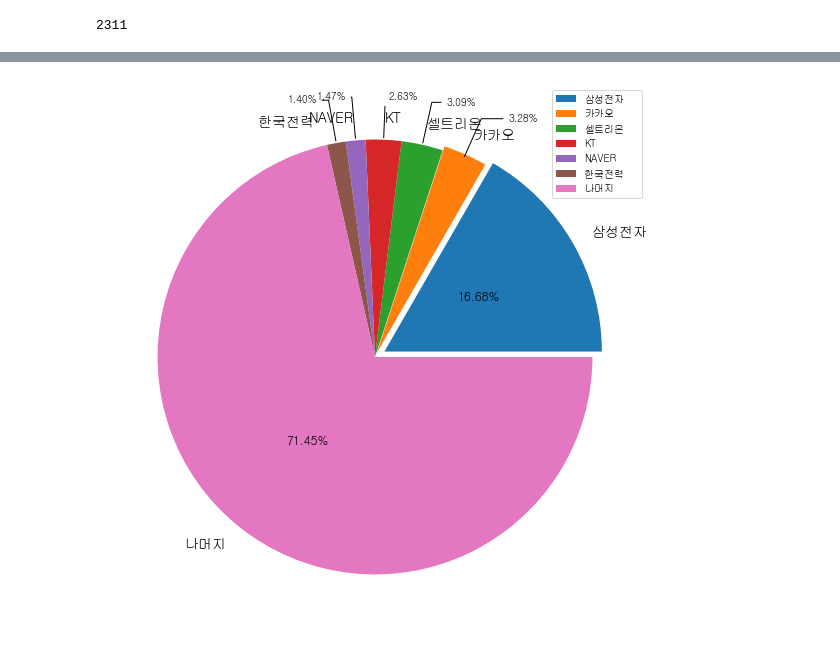
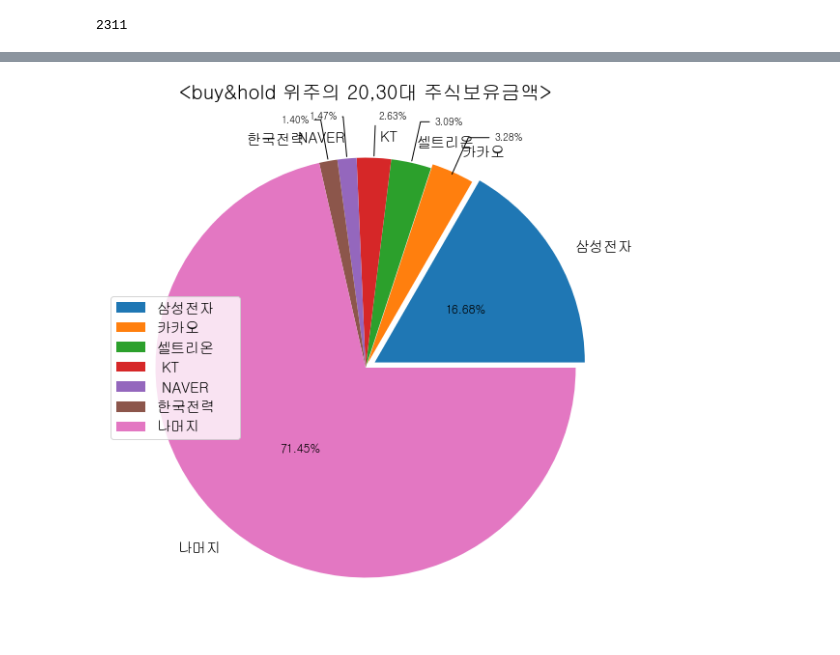
Before and after one commit to sw-membership/collecting-preprocessing, a Jupyter notebook: givendata_analysis.ipynb, the cells around one changed output, grey strips where cells are left out. Drawn from its saved outputs; the diff is of its cells as text; code cells hidden in the pictures.

```diff
--- a/givendata_analysis.ipynb
+++ b/givendata_analysis.ipynb
@@ -103,8 +144,8 @@ labels[0] = '삼성전자'
 labels[1] = '카카오'
 labels[2] = '셀트리온'
 labels[3] = '삼성전자우'
-labels[4] = 'KT'
-labels[5] = "NAVER"
+labels[4] = ' KT'
+labels[5] = " NAVER"
 labels[6] = '한국전력    '
 
 #삼성전자우를 삼성전자에 포함시키기
@@ -125,7 +166,7 @@ font = font_manager.FontProperties(fname=font_path).get_name()
 rc('font', family=font)
 
 #pie chart에 parameter입력
-pie = ax.pie(ratio, explode = explode, labels = labels,  textprops={'fontsize': 14})
+pie = ax.pie(ratio, explode = explode, labels = labels,  textprops={'fontsize': 15})
 
 #아래 코드는 비율이 겹치지 않고 가독성 있게 합니다.
 total = np.sum(ratio)
@@ -137,32 +178,33 @@ bbox_props = dict(boxstyle='square',fc='w',ec='w',alpha=0)
 config = dict(arrowprops=dict(arrowstyle='-'),bbox=bbox_props,va='center')
 
 for i,l in enumerate(labels):
     ang1, ang2 = ax.patches[i].theta1, ax.patches[i].theta2
     center, r = ax.patches[i].center, ax.patches[i].r
 
     if i < len(labels) - 1:
         sum_pct += float(f'{ratio[i]/total*100:.2f}')
         text = f'{ratio[i]/total*100:.2f}%'
     else:
         text = f'{100-sum_pct:.2f}%'
 
     if ratio[i]/total*100 < threshold:
         ang = (ang1+ang2)/2
         x = np.cos(np.deg2rad(ang))
         y = np.sin(np.deg2rad(ang))
 
         horizontalalignment = {-1: "right", 1: "left"}[int(np.sign(x))]
         connectionstyle = "angle,angleA=0,angleB={}".format(ang)
         config["arrowprops"].update({"connectionstyle": connectionstyle})
         ax.annotate(text, xy=(x, y), xytext=(1.5*x, 1.2*y),
                     horizontalalignment=horizontalalignment, **config)
     else:
         x = (r/2)*np.cos(np.pi/180*((ang1+ang2)/2)) + center[0]
         y = (r/2)*np.sin(np.pi/180*((ang1+ang2)/2)) + center[1]
         ax.text(x,y,text,ha='center',va='center',fontsize=12)
 
 # 최종적으로 파이차트 구현
-plt.legend(loc = 'upper right')
+plt.legend(loc = 'center left',fontsize ='15')
+plt.title('<buy&hold 위주의 20,30대 주식보유금액>', fontsize ='20')
 plt.show()
 # %% [output]
-[figure, old version]
+[figure, new version]
```
Also changed, not shown: parts of 3 cells of this notebook.
